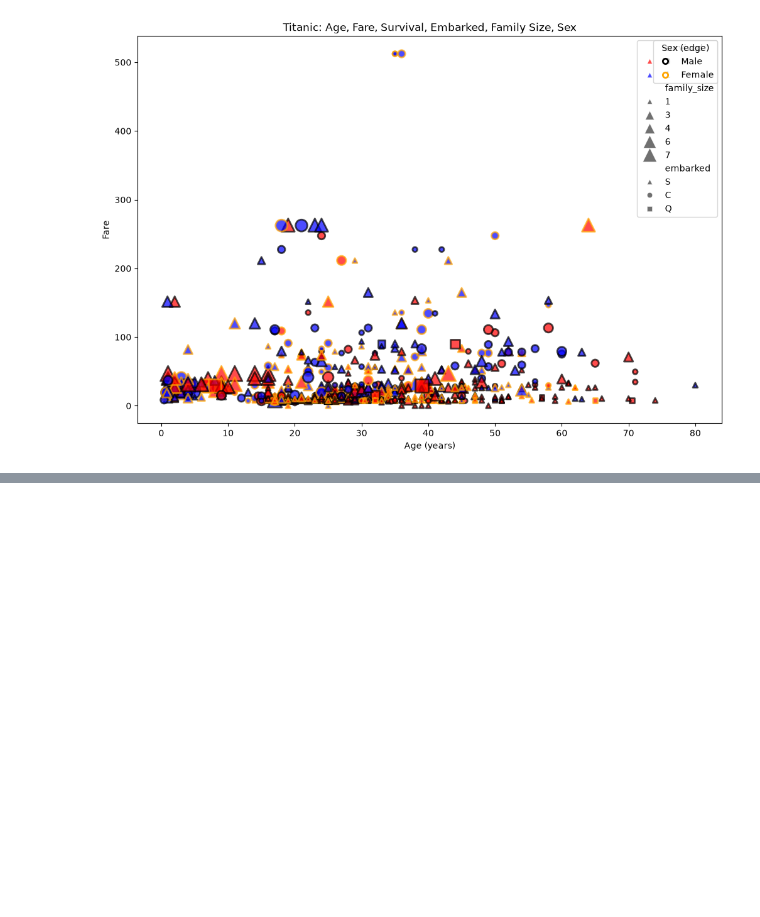
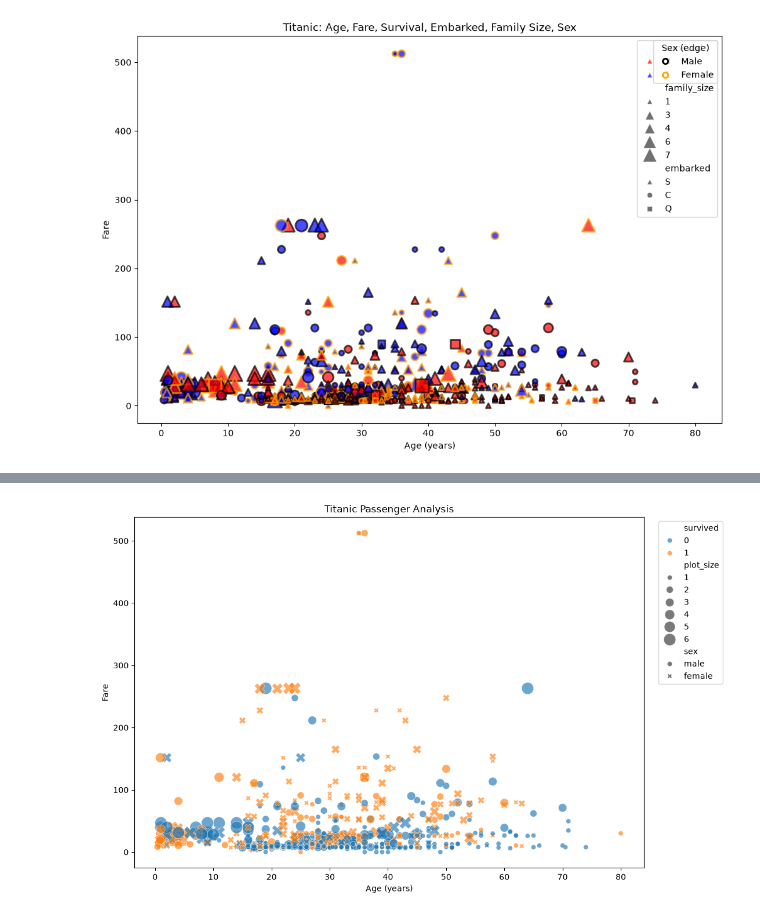
Before and after one commit to Waqar080206/DATA-VISUAL, a Jupyter notebook: EXP4/4.ipynb, the cells around one changed output, grey strips where cells are left out. Saved outputs shown, nothing was run; the diff lists cells and outputs as text; code cells hidden in the pictures; blank space fills up the shorter version.

```diff
--- a/EXP4/4.ipynb
+++ b/EXP4/4.ipynb
@@ -225,0 +280,32 @@ plt.show()
+# %%
+df["family_size"] = df["sibsp"] + df["parch"] + 1
+
+# Limit very large families so they don't dominate the plot
+df["plot_size"] = df["family_size"].clip(upper=6)
+
+plt.figure(figsize=(11, 7))
+
+sns.scatterplot(
+    data=df,
+    x="age",
+    y="fare",
+    hue="survived",
+    style="sex",
+    size="plot_size",
+    sizes=(35, 220),
+    alpha=0.65
+)
+
+plt.xlabel("Age (years)")
+plt.ylabel("Fare")
+plt.title("Titanic Passenger Analysis")
+
+plt.legend(
+    bbox_to_anchor=(1.02, 1),
+    loc="upper left"
+)
+
+plt.tight_layout()
+plt.show()
+# %% [output]
+[figure, added]
```
Also changed, not shown: parts of 2 cells of this notebook, 6 other files.
